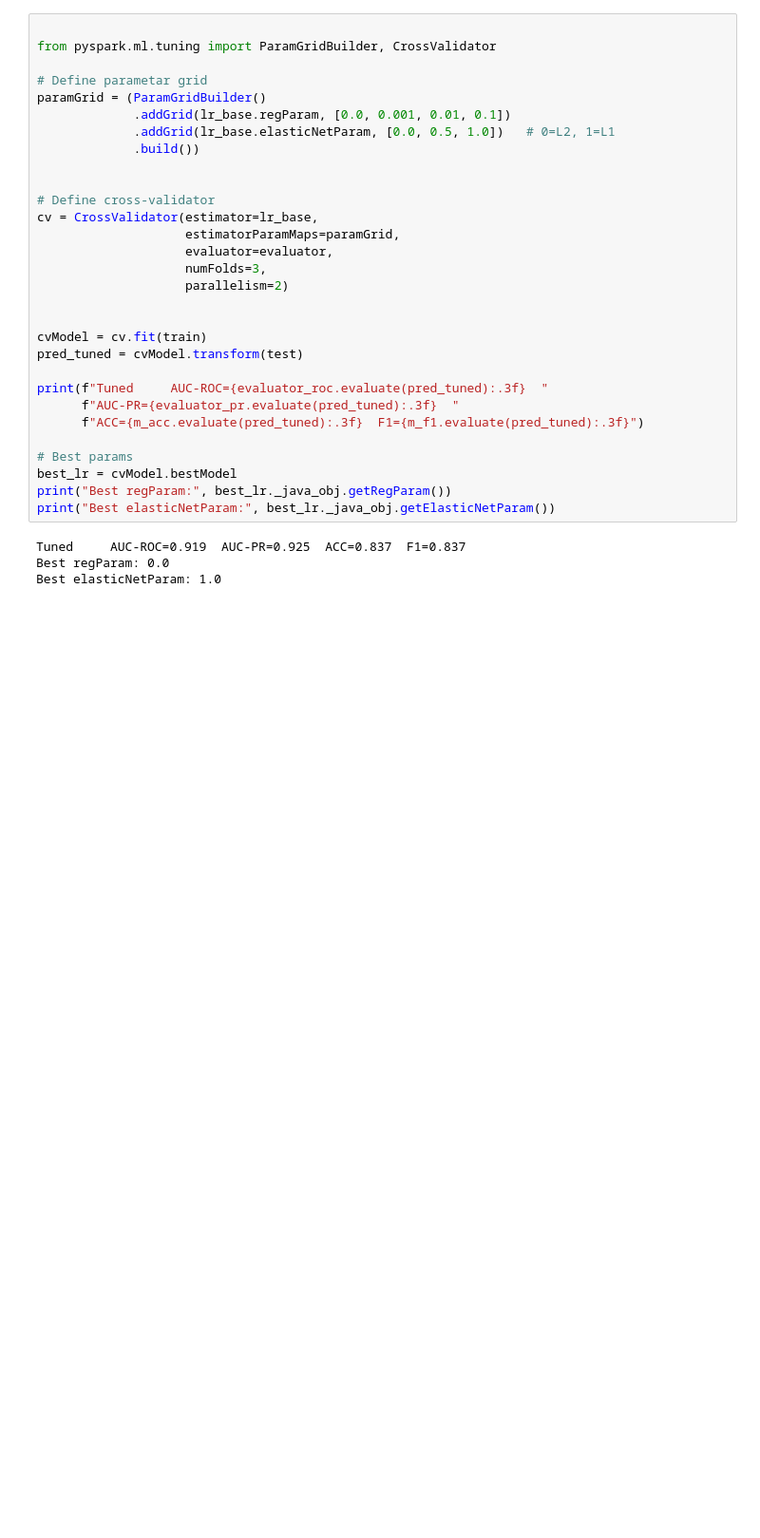
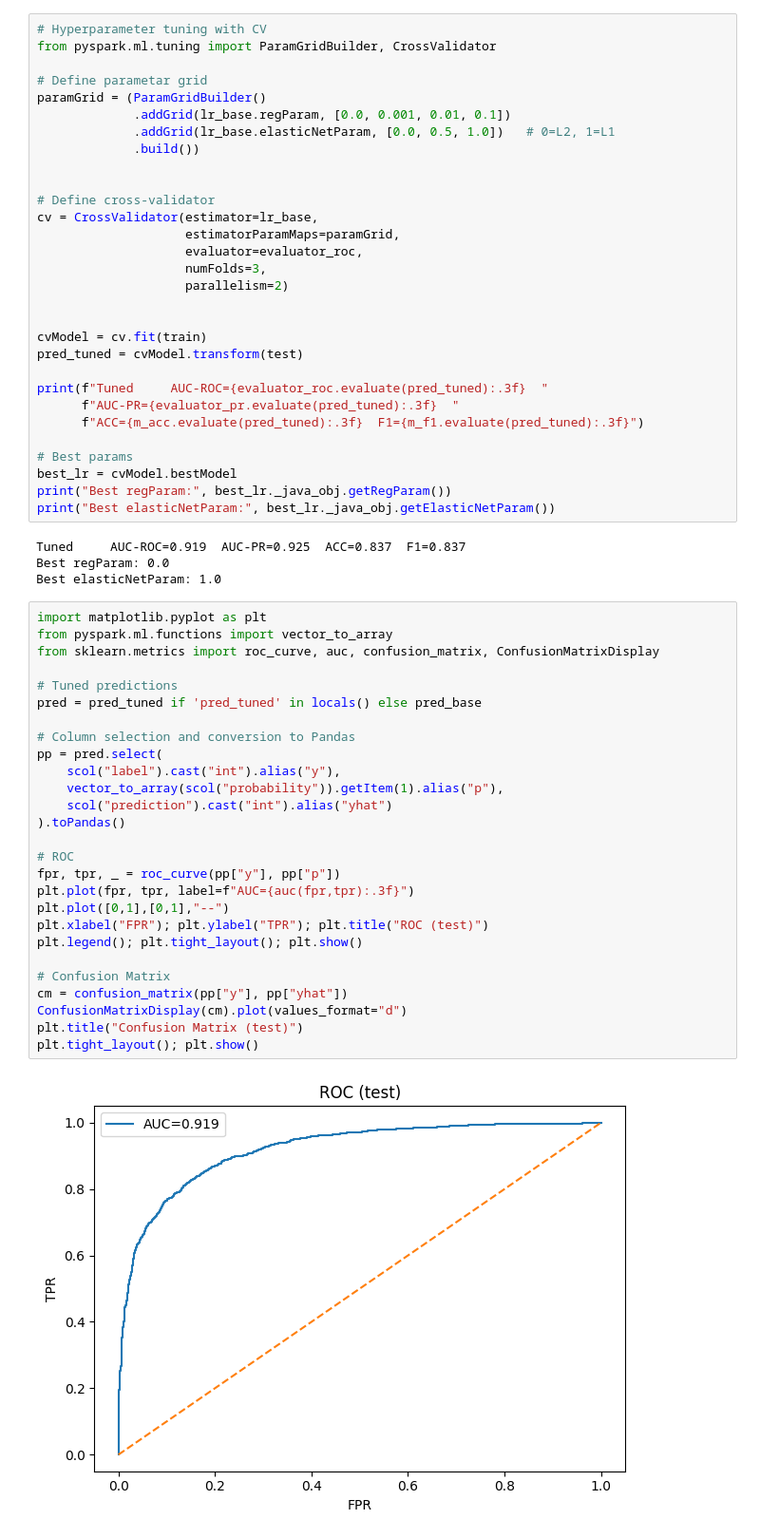
Before and after one commit to anastev982/DeepNets-Playground, a Jupyter notebook: case_studies/big_data_project/notebooks/project2_spark_end_to_end.ipynb, the cells around one changed output. Shown: that part at 95% size. Cells and saved outputs as stored; diff of their text form; blank space fills up the shorter version.

```diff
--- a/case_studies/big_data_project/notebooks/project2_spark_end_to_end.ipynb
+++ b/case_studies/big_data_project/notebooks/project2_spark_end_to_end.ipynb
@@ -210,7 +217,7 @@ print(f"Baseline  AUC-ROC={evaluator_roc.evaluate(pred_base):.3f}  "
 # %% [output]
 Baseline  AUC-ROC=0.919  AUC-PR=0.925  ACC=0.837  F1=0.837
 # %%
-
+# Hyperparameter tuning with CV
 from pyspark.ml.tuning import ParamGridBuilder, CrossValidator
 
 # Define parametar grid
@@ -223,7 +230,7 @@ paramGrid = (ParamGridBuilder()
 # Define cross-validator
 cv = CrossValidator(estimator=lr_base,
                     estimatorParamMaps=paramGrid,
-                    evaluator=evaluator,
+                    evaluator=evaluator_roc,
                     numFolds=3,
                     parallelism=2)
 
@@ -243,3 +250,32 @@ print("Best elasticNetParam:", best_lr._java_obj.getElasticNetParam())
 Tuned     AUC-ROC=0.919  AUC-PR=0.925  ACC=0.837  F1=0.837
 Best regParam: 0.0
 Best elasticNetParam: 1.0
+# %%
+import matplotlib.pyplot as plt
+from pyspark.ml.functions import vector_to_array
+from sklearn.metrics import roc_curve, auc, confusion_matrix, ConfusionMatrixDisplay
+
+# Tuned predictions
+pred = pred_tuned if 'pred_tuned' in locals() else pred_base
+
+# Column selection and conversion to Pandas
+pp = pred.select(
+    scol("label").cast("int").alias("y"),
+    vector_to_array(scol("probability")).getItem(1).alias("p"),
+    scol("prediction").cast("int").alias("yhat")
+).toPandas()
+
+# ROC
+fpr, tpr, _ = roc_curve(pp["y"], pp["p"])
+plt.plot(fpr, tpr, label=f"AUC={auc(fpr,tpr):.3f}")
+plt.plot([0,1],[0,1],"--")
+plt.xlabel("FPR"); plt.ylabel("TPR"); plt.title("ROC (test)")
+plt.legend(); plt.tight_layout(); plt.show()
+
+# Confusion Matrix
+cm = confusion_matrix(pp["y"], pp["yhat"])
+ConfusionMatrixDisplay(cm).plot(values_format="d")
+plt.title("Confusion Matrix (test)")
+plt.tight_layout(); plt.show()
+# %% [output]
+[figure, added]
```
Also changed, not shown: parts of 12 cells of this notebook, 1 other file.
